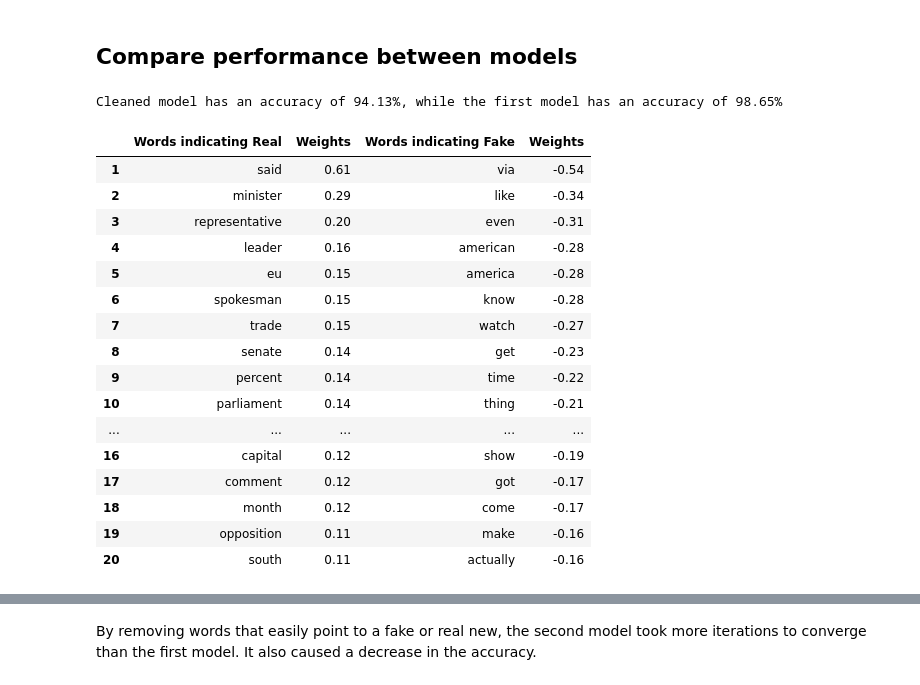
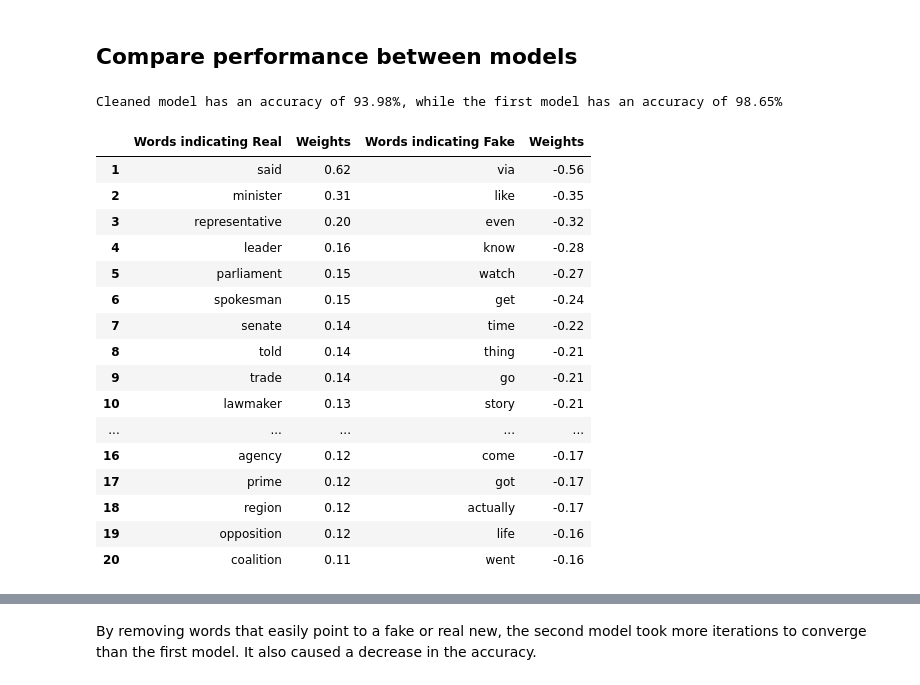
Before and after one commit to amanda-gonsalli/summer-2026-ML-foundations, a Jupyter notebook: projects/Binary Classification Problem/binary_classification_problem.ipynb, the cells around one changed output, grey strips where cells are left out. Cells and saved outputs as stored; diff of their text form; code cells hidden in the pictures.

Commit message:
Fake News Dataset: Retested models and finished project analysis

```diff
--- a/projects/Binary Classification Problem/binary_classification_problem.ipynb
+++ b/projects/Binary Classification Problem/binary_classification_problem.ipynb
@@ -296,46 +296,46 @@ words_to_remove = ['trump', 'u', 'clinton', 'obama', 'reuters', 'donald', 'unite
                   'march', 'april', 'may', 'june', 'july', 'august', 'september', 'october', 'november', 'december',
                   'fake', 'cruz', 'comey', 'bush', 'moscow', 'twitter', 'tweet', 'facebook', 'video', 'image',
                   'medium', 'post', 'reported', 'reporter', 'according', 'black', 'muslim', 'white', 'washington',
-                  'george', 'house', 'party']
+                  'george', 'house', 'party', 'eu', 'america', 'american', 'south', 'terrorist', 'month', 'man']
 
-train_feat_2, train_wti_2 = clean_data(train_articles, num_features, words_to_remove)
+feat_2, wti_2 = clean_data(train_articles, num_features, words_to_remove)
 
-train_X_2, train_y_2 = create_input_output(train_articles, train_labels, train_feat_2, train_wti_2)
+train_X_2, train_y_2 = create_input_output(train_articles, train_labels, feat_2, wti_2)
 train_m_2 = len(train_y_2)
-train_n_2 = len(train_feat_2)
+train_n_2 = len(feat_2)
 
-train_theta_2, train_cost_history_2 = logistic_regression(train_X_2, train_y_2)
+theta_2, train_cost_history_2 = logistic_regression(train_X_2, train_y_2)
 # %% [markdown]
 ## Compare performance between models
 # %%
-train_h_2 = hypothesis(train_X_2, train_theta_2)
+train_h_2 = hypothesis(train_X_2, theta_2)
 train_pred_2 = (train_h_2 >= 0.5).astype(int) #1 for real news and 0 for fake news
 train_acc_2 = np.mean(train_pred_2 == train_y_2)
 print(f'Cleaned model has an accuracy of {train_acc_2 * 100:.2f}%, while the first model has an accuracy of {train_acc_1 * 100:.2f}%')
 # %% [output]
-Cleaned model has an accuracy of 94.13%, while the first model has an accuracy of 98.65%
+Cleaned model has an accuracy of 93.98%, while the first model has an accuracy of 98.65%
 # %%
-train_df_2 = create_df(train_feat_2, train_theta_2, 'Training_Results_Model2.csv')
+train_df_2 = create_df(feat_2, theta_2, 'Training_Results_Model2.csv')
 
 display(train_df_2[:20])
 # %% [output]
 |  | Words indicating Real | Weights | Words indicating Fake | Weights |
-| 1 | said | 0.61 | via | -0.54 |
-| 2 | minister | 0.29 | like | -0.34 |
-| 3 | representative | 0.20 | even | -0.31 |
-| 4 | leader | 0.16 | american | -0.28 |
-| 5 | eu | 0.15 | america | -0.28 |
-| 6 | spokesman | 0.15 | know | -0.28 |
-| 7 | trade | 0.15 | watch | -0.27 |
-| 8 | senate | 0.14 | get | -0.23 |
-| 9 | percent | 0.14 | time | -0.22 |
-| 10 | parliament | 0.14 | thing | -0.21 |
+| 1 | said | 0.62 | via | -0.56 |
+| 2 | minister | 0.31 | like | -0.35 |
+| 3 | representative | 0.20 | even | -0.32 |
+| 4 | leader | 0.16 | know | -0.28 |
+| 5 | parliament | 0.15 | watch | -0.27 |
+| 6 | spokesman | 0.15 | get | -0.24 |
+| 7 | senate | 0.14 | time | -0.22 |
+| 8 | told | 0.14 | thing | -0.21 |
+| 9 | trade | 0.14 | go | -0.21 |
+| 10 | lawmaker | 0.13 | story | -0.21 |
 | ... | ... | ... | ... | ... |
-| 16 | capital | 0.12 | show | -0.19 |
-| 17 | comment | 0.12 | got | -0.17 |
-| 18 | month | 0.12 | come | -0.17 |
-| 19 | opposition | 0.11 | make | -0.16 |
-| 20 | south | 0.11 | actually | -0.16 |
+| 16 | agency | 0.12 | come | -0.17 |
+| 17 | prime | 0.12 | got | -0.17 |
+| 18 | region | 0.12 | actually | -0.17 |
+| 19 | opposition | 0.12 | life | -0.16 |
+| 20 | coalition | 0.11 | went | -0.16 |
 # %%
 fig, (ax1, ax2) = plt.subplots(1, 2, figsize = (10, 4))
 
```
Also changed, not shown: parts of 14 cells of this notebook, 3 other files.
